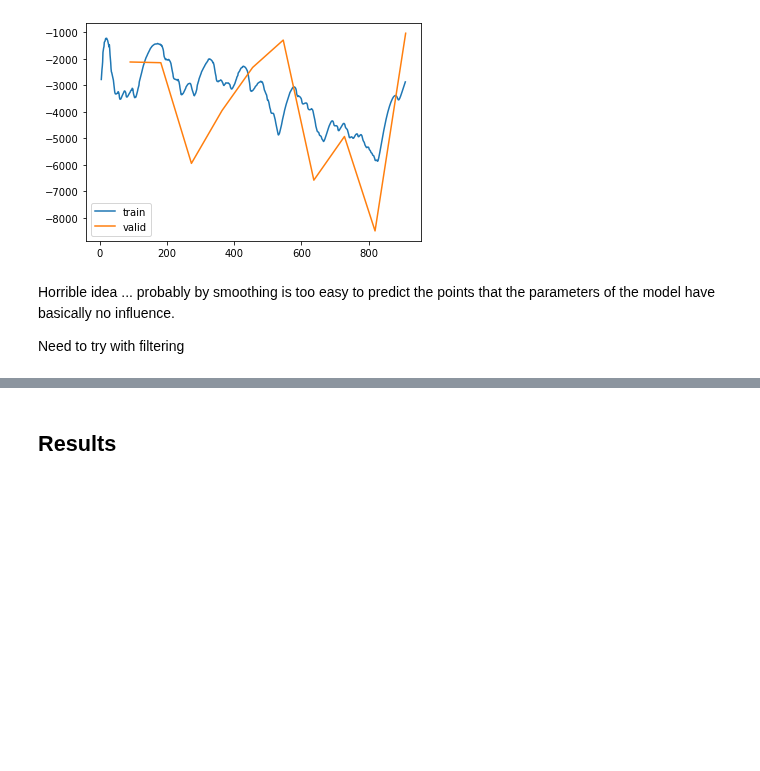
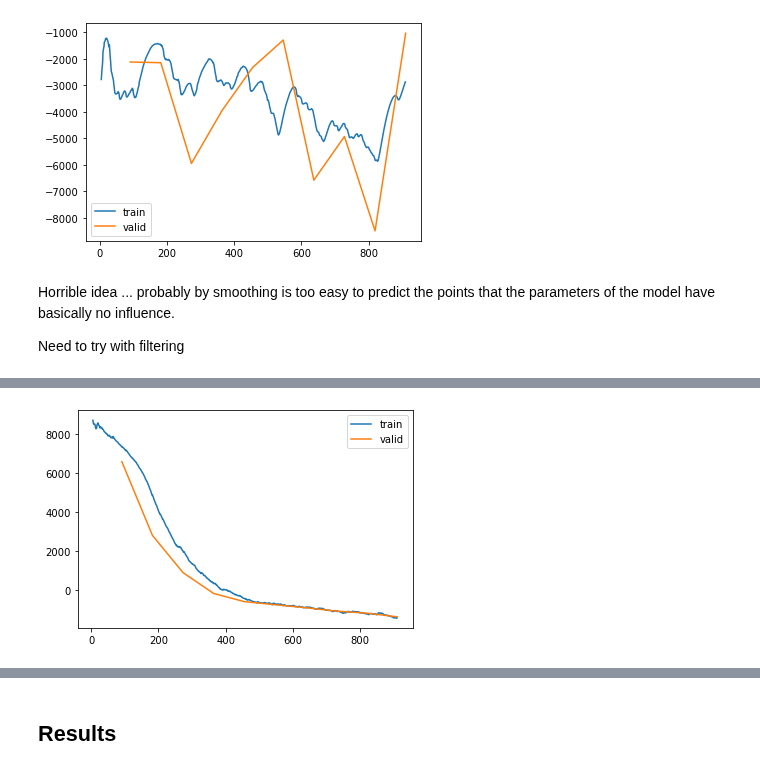
Before and after one commit to mone27/meteo_imp, a Jupyter notebook: analysis/kalman/kalman_float64.ipynb, the cells around one changed output, grey strips where cells are left out. Drawn from its saved outputs; the diff is of its cells as text; code cells hidden in the pictures; blank space fills up the shorter version.

```diff
--- a/analysis/kalman/kalman_float64.ipynb
+++ b/analysis/kalman/kalman_float64.ipynb
@@ -163,0 +188,4 @@ Need to try with filtering
+# %%
+learn.recorder.plot_loss()
+# %% [output]
+[figure, added]
```
Also changed, not shown: parts of 23 cells of this notebook, 1 other file.
